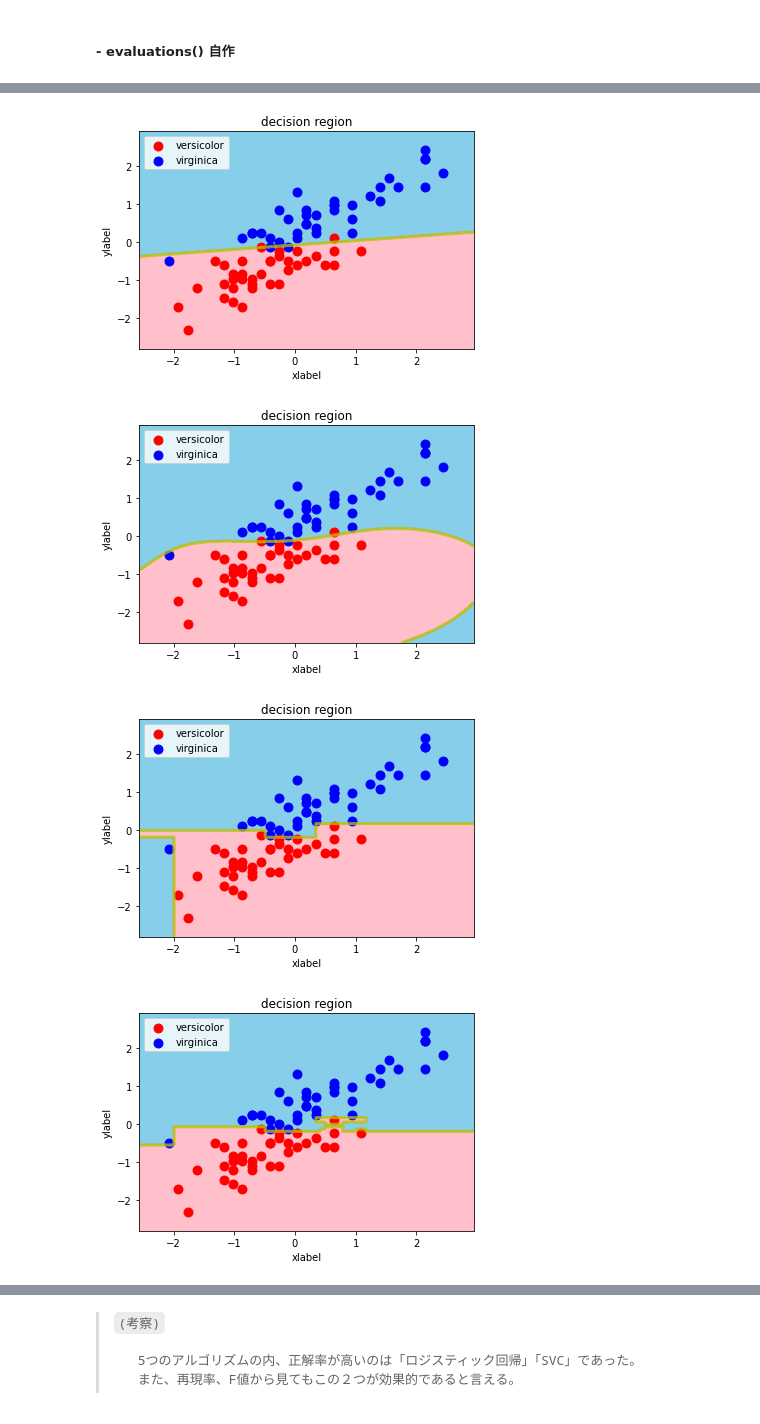
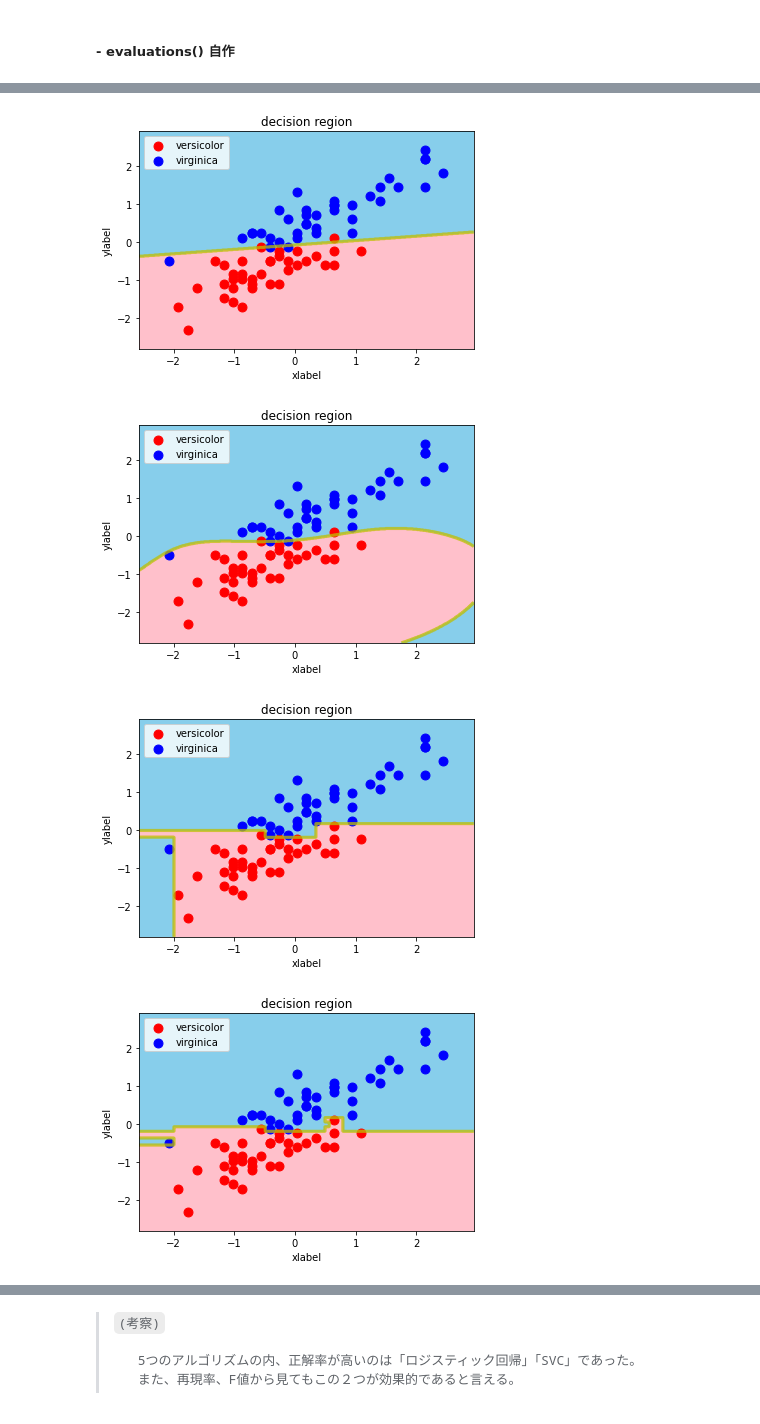
Before and after one commit to GitHiru/ml_dic, a Jupyter notebook: pre_learning/week4/week4_1_iris.ipynb, the cells around one changed output, grey strips where cells are left out. Drawn from its saved outputs; the diff is of its cells as text; code cells hidden in the pictures.

```diff
--- a/pre_learning/week4/week4_1_iris.ipynb
+++ b/pre_learning/week4/week4_1_iris.ipynb
@@ -307,37 +308,37 @@ k_nn_ev = evaluations(y_test, k_nn_pred, _)
 # %%
 # ロジスティック回帰
 logreg = LogisticRegression()
-logreg_fit = logreg.fit(X_train_transform, y_train)
-logreg_pred = logreg_fit.predict(X_test_transform)
-logreg_ev = evaluations(y_test, logreg_pred, _)
+logreg_fit = logreg.fit(X_train_norm, y_train)
+logreg_pred = logreg_fit.predict(X_test_norm)
+logreg_ev = evaluations(y_test, logreg_pred, "macro")
 # %%
 # SVM
 svc = SVC()
-svc_fit = svc.fit(X_train_transform, y_train)
-svc_pred = svc_fit.predict(X_test_transform)
-svc_ev = evaluations(y_test, svc_pred, _)
+svc_fit = svc.fit(X_train_norm, y_train)
+svc_pred = svc_fit.predict(X_test_norm)
+svc_ev = evaluations(y_test, svc_pred, "macro")
 # %%
 # 決定木
 dtc = DecisionTreeClassifier()
-dtc_fit = dtc.fit(X_train_transform, y_train)
-dtc_pred = dtc.predict(X_test_transform)
-dtc_ev = evaluations(y_test, dtc_pred< _)
+dtc_fit = dtc.fit(X_train_norm, y_train)
+dtc_pred = dtc.predict(X_test_norm)
+dtc_ev = evaluations(y_test, dtc_pred, "macro")
 # %%
 # ランダムフォレスト
 rfc = RandomForestClassifier()
-rfc_fit = rfc.fit(X_train_transform, y_train)
-rfc_pred = rfc_fit.predict(X_test_transform)
-rfc_ev = evaluations(y_test, rfc_pred , _)
+rfc_fit = rfc.fit(X_train_norm, y_train)
+rfc_pred = rfc_fit.predict(X_test_norm)
+rfc_ev = evaluations(y_test, rfc_pred , "macro")
 # %%
-decision_region(X_train_transform, y_train, k_nn)
-decision_region(X_train_transform, y_train, logreg)
-decision_region(X_train_transform, y_train, svc)
-decision_region(X_train_transform, y_train, dtc)
-decision_region(X_train_transform, y_train, rfc)
+decision_region(X_train_norm, y_train, k_nn)
+decision_region(X_train_norm, y_train, logreg)
+decision_region(X_train_norm, y_train, svc)
+decision_region(X_train_norm, y_train, dtc)
+decision_region(X_train_norm, y_train, rfc)
 # %% [output]
 [figure]
 [figure]
 [figure]
 [figure]
-[figure, old version]
+[figure, new version]
 # %%
```
Also changed, not shown: parts of 32 cells of this notebook.
